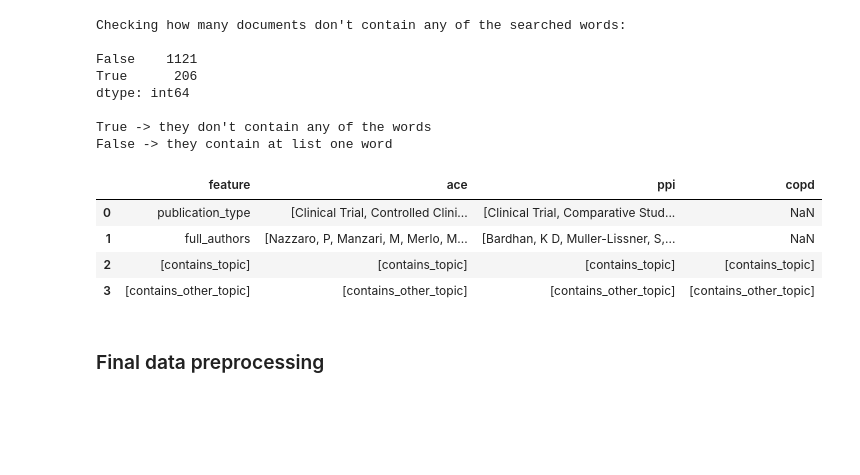
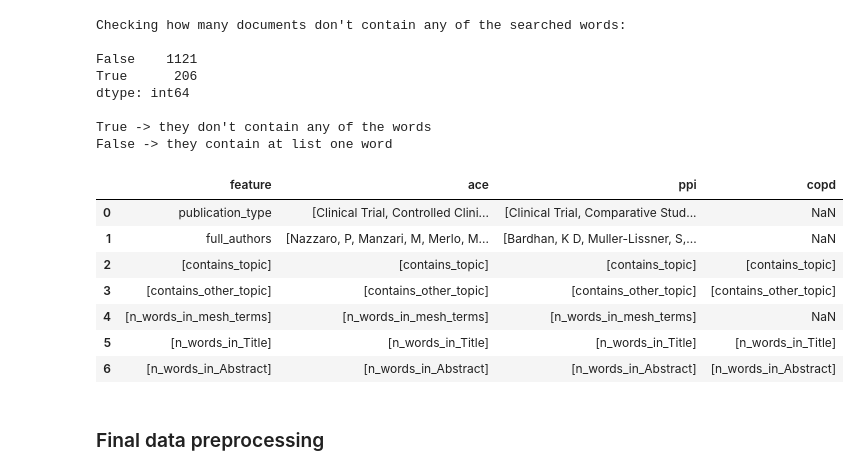
Before and after one commit to aliromagnoli/Baseline-Text-Classification, a Jupyter notebook: Baseline_Text_Classification.ipynb, the cells around one changed output. Drawn from its saved outputs; the diff is of its cells as text; code cells hidden in the pictures; blank space fills up the shorter version.

Commit message:
add new features (word counts) and wordclouds

```diff
--- a/Baseline_Text_Classification.ipynb
+++ b/Baseline_Text_Classification.ipynb
@@ -870,14 +887,20 @@ False -> they contain at list one word
 # %%
 #updating col_names
 col_names = col_names.append({"feature" : ["contains_topic"], "ace" : ["contains_topic"], "ppi" : ["contains_topic"], "copd" : ["contains_topic"]}, ignore_index=True)
 col_names = col_names.append({"feature" : ["contains_other_topic"], "ace" : ["contains_other_topic"], "ppi" : ["contains_other_topic"], "copd" : ["contains_other_topic"]}, ignore_index=True)
+col_names = col_names.append({"feature" : ["n_words_in_mesh_terms"], "ace" : ["n_words_in_mesh_terms"], "ppi" : ["n_words_in_mesh_terms"]}, ignore_index=True)
+col_names = col_names.append({"feature" : ["n_words_in_Title"], "ace" : ["n_words_in_Title"], "ppi" : ["n_words_in_Title"], "copd" : ["n_words_in_Title"]}, ignore_index=True)
+col_names = col_names.append({"feature" : ["n_words_in_Abstract"], "ace" : ["n_words_in_Abstract"], "ppi" : ["n_words_in_Abstract"], "copd" : ["n_words_in_Abstract"]}, ignore_index=True)
 col_names
 # %% [output]
 |  | feature | ace | ppi | copd |
 | 0 | publication_type | [Clinical Trial, Controlled Clini... | [Clinical Trial, Comparative Stud... | NaN |
 | 1 | full_authors | [Nazzaro, P, Manzari, M, Merlo, M... | [Bardhan, K D, Muller-Lissner, S,... | NaN |
 | 2 | [contains_topic] | [contains_topic] | [contains_topic] | [contains_topic] |
 | 3 | [contains_other_topic] | [contains_other_topic] | [contains_other_topic] | [contains_other_topic] |
+| 4 | [n_words_in_mesh_terms] | [n_words_in_mesh_terms] | [n_words_in_mesh_terms] | NaN |
+| 5 | [n_words_in_Title] | [n_words_in_Title] | [n_words_in_Title] | [n_words_in_Title] |
+| 6 | [n_words_in_Abstract] | [n_words_in_Abstract] | [n_words_in_Abstract] | [n_words_in_Abstract] |
 # %% [markdown]
 ### Final data preprocessing
 # %% [markdown]
```
Also changed, not shown: parts of 13 cells of this notebook, 1 other file.
